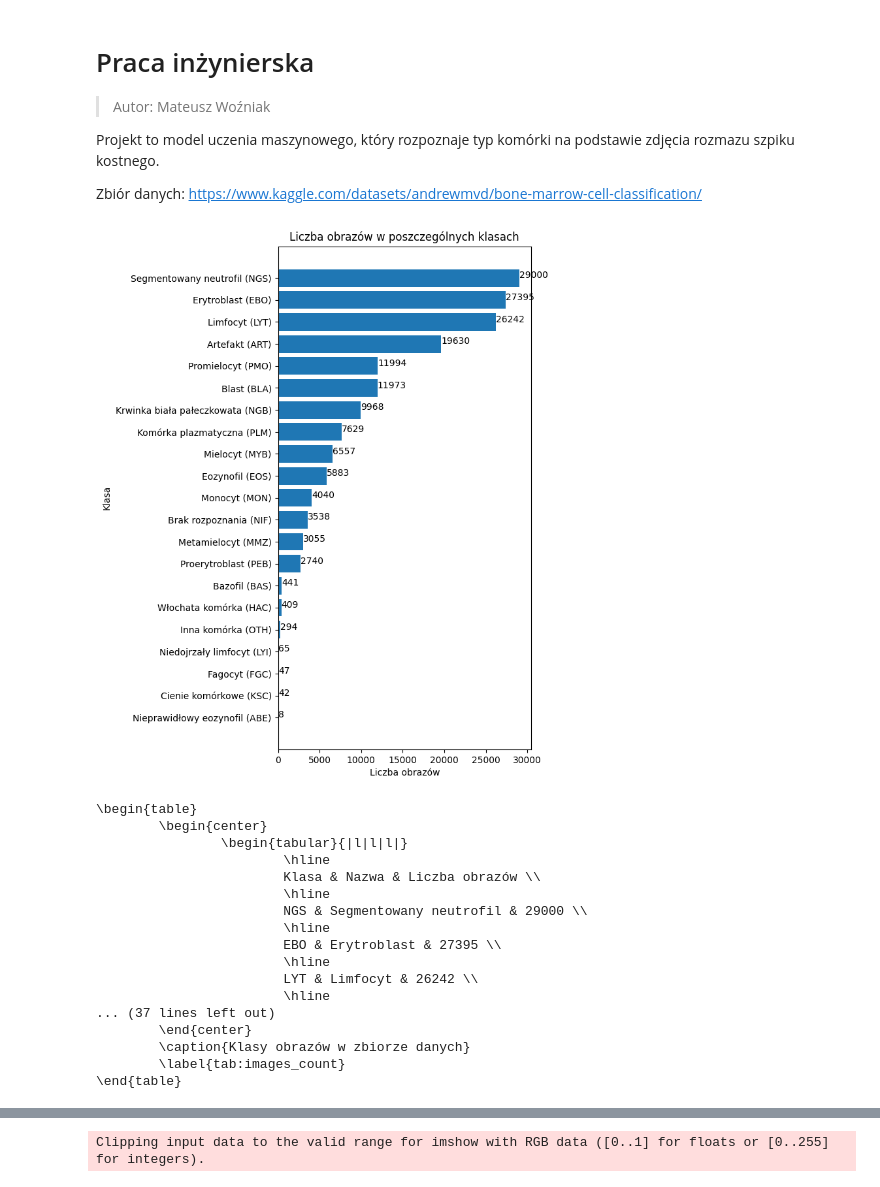
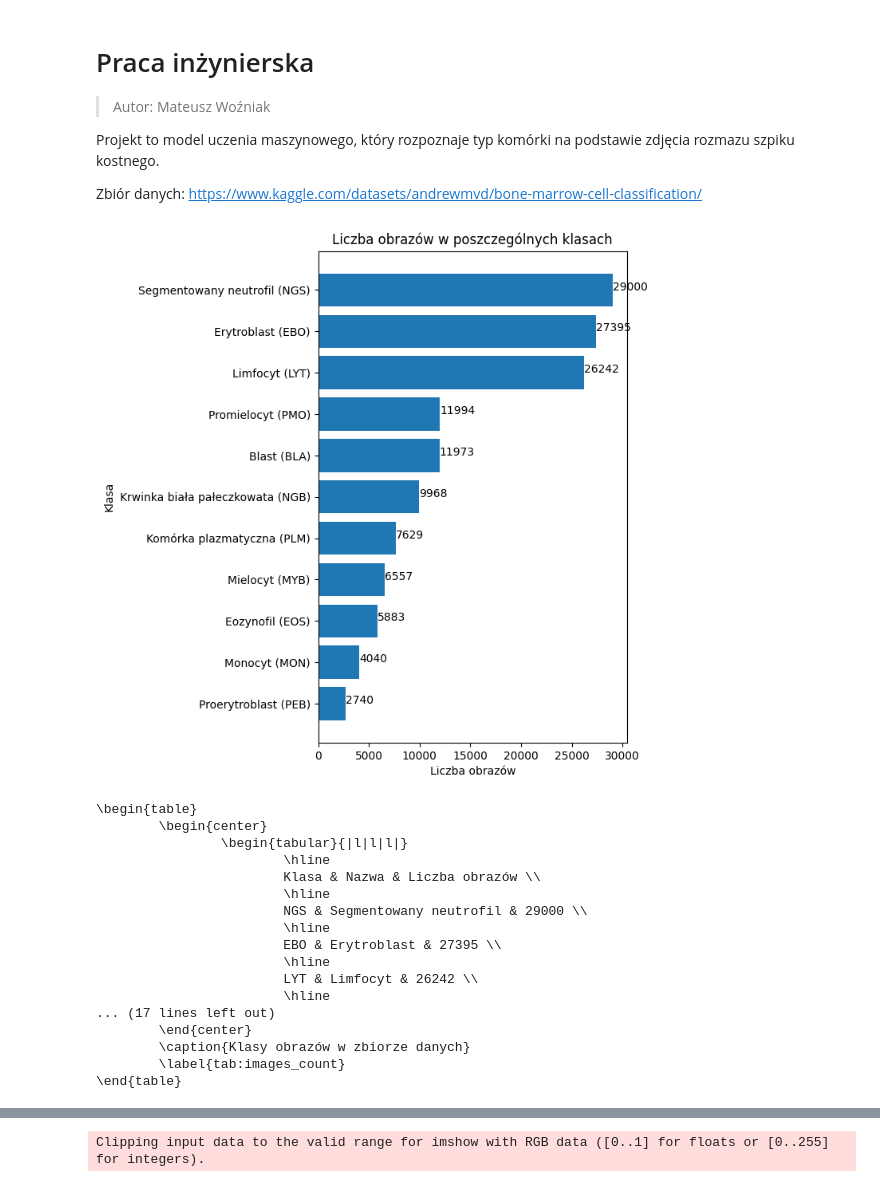
Before and after one commit to matisiekpl/thesis, a Jupyter notebook: main.ipynb, the cells around one changed output, grey strips where cells are left out. Drawn from its saved outputs; the diff is of its cells as text; code cells hidden in the pictures.

```diff
--- a/main.ipynb
+++ b/main.ipynb
@@ -37,45 +37,61 @@ names = {
     'PMO': 'Promielocyt',
 }
 # %%
+CLASSES = [
+    'NGS',
+    'EBO',
+    'LYT',
+    'PMO',
+    'BLA',
+    'NGB',
+    'PLM',
+    'MYB',
+    'EOS',
+    'MON',
+    'PEB'
+]
+
 def count_images():
     cwd = os.getcwd()
     dataset_dir = os.path.join(cwd, "dataset")
     subdirs = [d for d in os.listdir(dataset_dir) if os.path.isdir(os.path.join(dataset_dir, d))]
     counts = {}
     for subdir in subdirs:
+        if subdir not in CLASSES:
+            continue
         subdir_path = os.path.join(dataset_dir, subdir)
         counts[subdir] = sum([len(files) for r, d, files in os.walk(subdir_path)])
 
     return counts
 
 rows = []
 
 def plot_counts(counts):
     key_names = list(map(lambda x: names[x] + ' (' + x + ')', counts.keys()))
-    plt.figure(figsize=(5, 10))
+    plt.figure(figsize=(5, 8))
     plt.barh(key_names, counts.values())
     for i in range(len(counts)):
         plt.text(list(counts.values())[i], i, str(list(counts.values())[i]))
     plt.title("Liczba obrazów w poszczególnych klasach")
     plt.xlabel("Liczba obrazów")
     plt.ylabel("Klasa")
     plt.savefig("images_count.eps", bbox_inches="tight", format='eps')
     plt.show()
 
 counts = count_images()
 counts = {k: v for k, v in sorted(counts.items(), key=lambda item: item[1])}
 plot_counts(counts)
 
 rows.append(["Klasa", "Nazwa", "Liczba obrazów"])
 
 for key, value in reversed(counts.items()):
     rows.append([key, names[key], value])
 
 table = texttable.Texttable()
 table.add_rows(rows)
 print(latextable.draw_latex(table, caption="Klasy obrazów w zbiorze danych", label="tab:images_count"))
 # %% [output]
-[figure, old version]
+[figure, new version]
 \begin{table}
         \begin{center}
                 \begin{tabular}{|l|l|l|}
@@ -88,7 +104,7 @@ print(latextable.draw_latex(table, caption="Klasy obrazów w zbiorze danych", la
                         \hline
                         LYT & Limfocyt & 26242 \\
                         \hline
-... (37 lines left out)
+... (17 lines left out)
         \end{center}
         \caption{Klasy obrazów w zbiorze danych}
         \label{tab:images_count}
```
Also changed, not shown: parts of 2 cells of this notebook, 3 other files.
